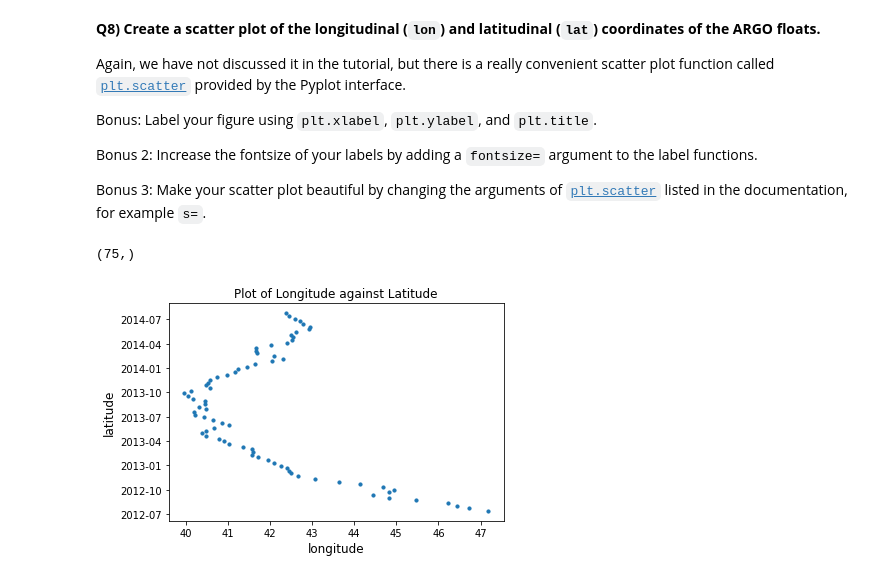
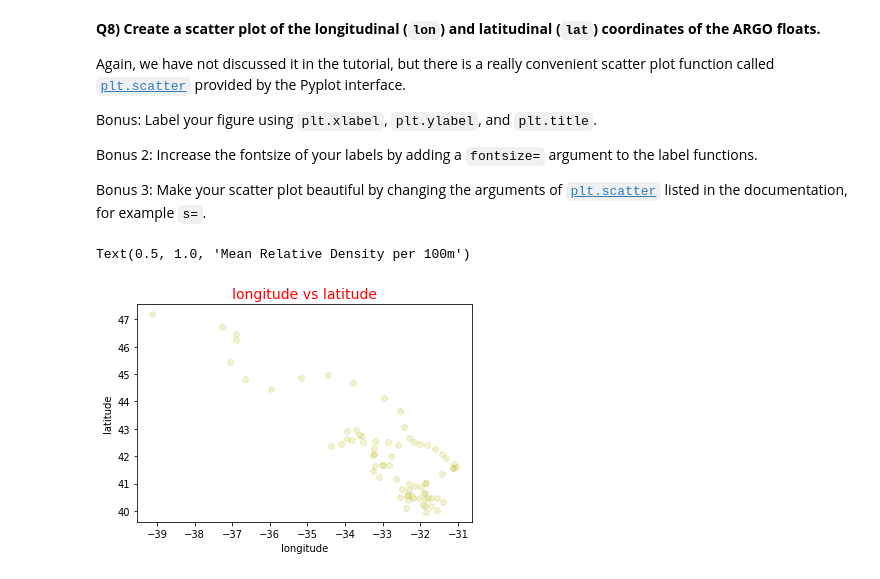
Before and after one commit to JaneSwissAust/2022_Intro_Python, a Jupyter notebook: Exercises/W2_S1.ipynb, the cells around one changed output. Drawn from its saved outputs; the diff is of its cells as text; code cells hidden in the pictures.

```diff
--- a/Exercises/W2_S1.ipynb
+++ b/Exercises/W2_S1.ipynb
@@ -60,12 +69,3 @@ Hint 1: Look at the file name (the items in `files`) to know which files corresp
 Hint 2: Check out the documentation for [`np.load`](https://numpy.org/doc/stable/reference/generated/numpy.load.html).
 # %% [markdown]
 Display the names of the items in files here
-# %%
-import os
-#print(files)
-#pathname='/root/.cache/pooch/4e2111f8c8dc35a2e2c0f9ec759ecb61-EZwbaBqass1LhZO3DS3BCL0BhIlcENuoDItMB9b4IYDUCQ.unzip/float_data/S.npy'
-#for i in range (7):
-for i in range (len(files)):
-  pathname=files[i]
-  filename = pathname.split('/')
-  print(filename[-1])
@@ -79,0 +72,7 @@ levels.npy
+# %%
+import os
+
+for i in range (0, len(files)):
+  file_path = files[i]
+  head, tail =os.path.split(file_path)
+  print(tail)
@@ -80,9 +87,7 @@ levels.npy
 # %% [markdown]
 Then, load the files as `numpy` arrays, for instance using list comprehension
 # %%
-P,S,levels,T,lat,lon,date = [np.load(files[i]) for i in range(len(files))]
-#print(P)
-#print(levels)
+S,lat,P,lon,T,levels,date = [np.load(files[i]) for i in range(0,len(files))]
 # %% [markdown]
 **Q2) Recreate the `level` array using `np.arange` and `np.linspace`**
 
@@ -748,15 +547,13 @@ Bonus 2: Increase the fontsize of your labels by adding a `fontsize=` argument t
 
 Bonus 3: Make your scatter plot beautiful by changing the arguments of [`plt.scatter`](https://matplotlib.org/stable/api/_as_gen/matplotlib.pyplot.scatter.html) listed in the documentation, for example `s=`.
 # %%
-plt.scatter(lon,lat, s=10)
-plt.xlabel('longitude', fontsize=12)
-plt.ylabel('latitude', fontsize=12)
-plt.title('Plot of Longitude against Latitude', fontsize=12)
-
-
-
+from matplotlib.markers import MarkerStyle
+plt.scatter(lon,lat, c='#bcbd22', alpha=0.2);
+plt.xlabel('longitude');
+plt.ylabel('latitude');
+plt.title('longitude vs latitude', fontsize=14, color='red')
 ___ # Fancy bonuses
 ___ # More fancy bonuses
 # %% [output]
-(75,)
+Text(0.5, 1.0, 'Mean Relative Density per 100m')
-[figure, old version]
+[figure, new version]
```
Also changed, not shown: parts of 44 cells of this notebook.
